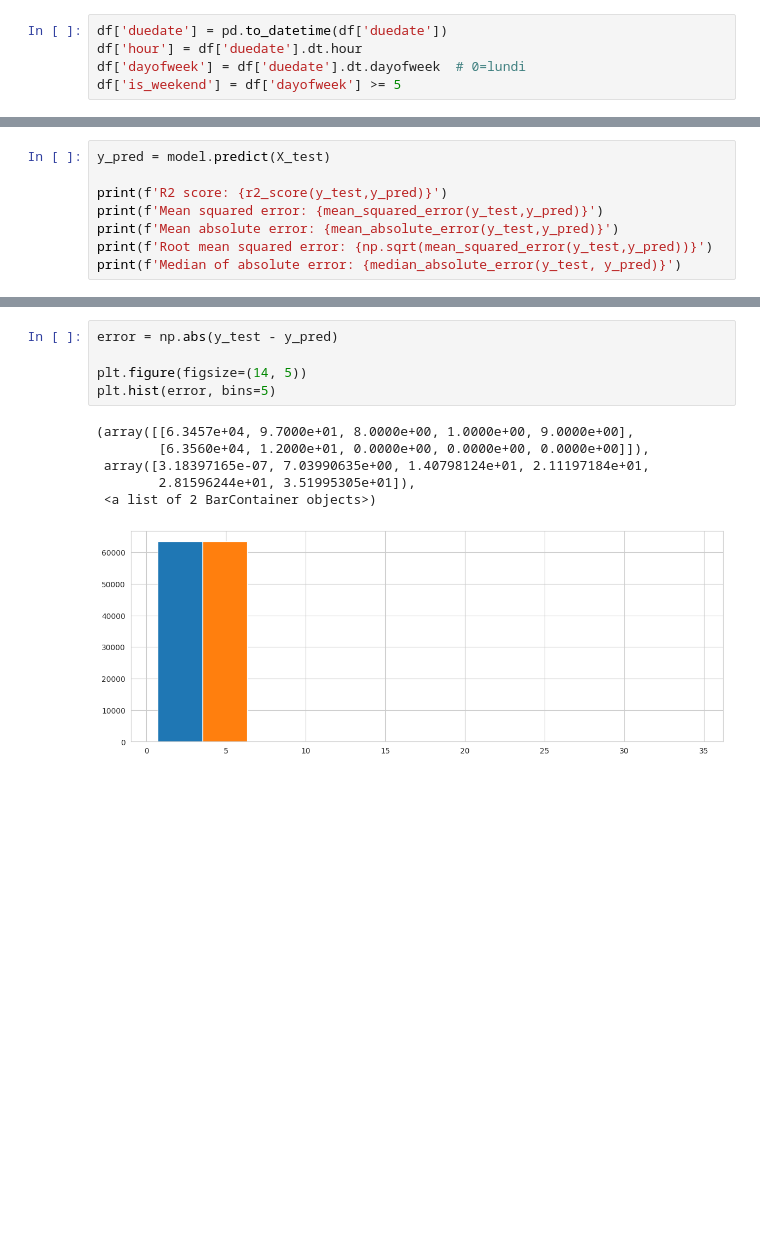
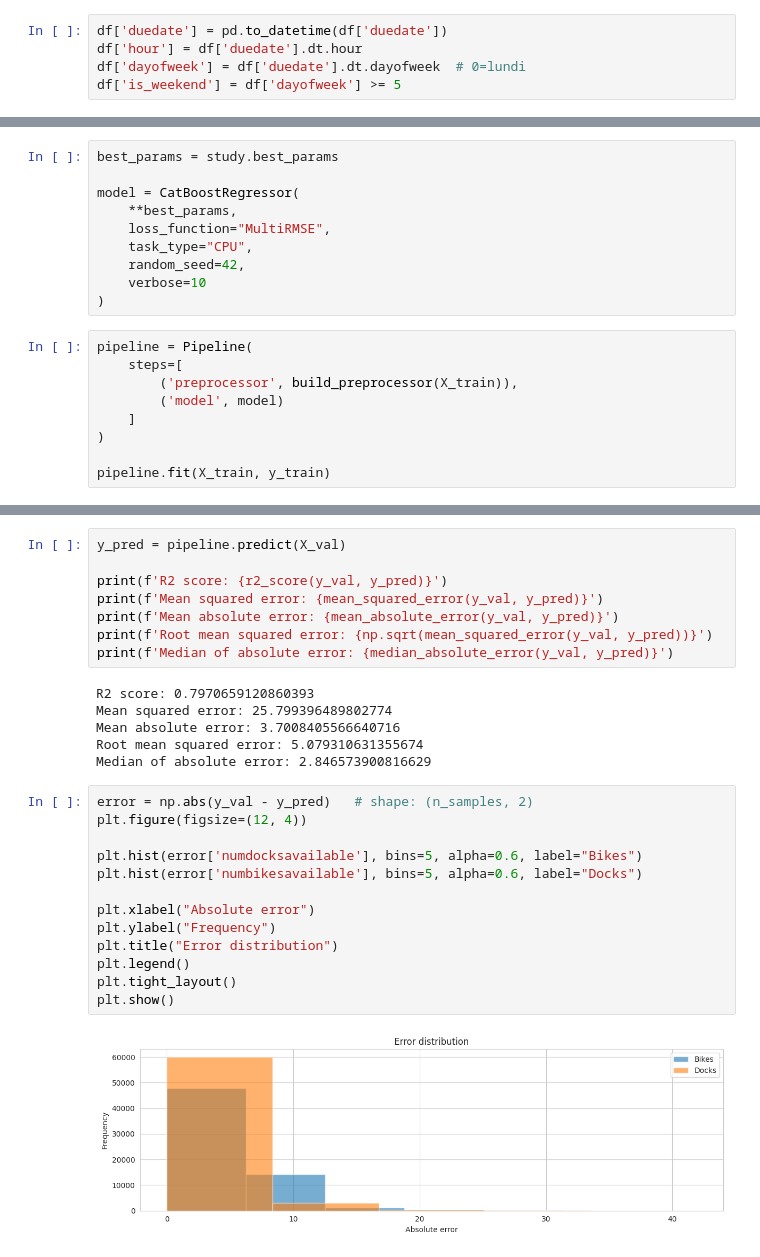
Before and after one commit to nvagno/velib-paris, a Jupyter notebook: notebooks/model_training.ipynb, the cells around one changed output, grey strips where cells are left out. Drawn from its saved outputs; the diff is of its cells as text; blank space fills up the shorter version.

```diff
--- a/notebooks/model_training.ipynb
+++ b/notebooks/model_training.ipynb
@@ -141,9 +147,20 @@ You should provide test set for use best model. use_best_model parameter has bee
+# %%
+best_params = study.best_params
+
+model = CatBoostRegressor(
+    **best_params,
+    loss_function="MultiRMSE",
+    task_type="CPU",
+    random_seed=42,
+    verbose=10
+)
 # %%
-y_pred = model.predict(X_test)
+pipeline = Pipeline(
+    steps=[
+        ('preprocessor', build_preprocessor(X_train)),
+        ('model', model)
+    ]
+)
 
-print(f'R2 score: {r2_score(y_test,y_pred)}')
-print(f'Mean squared error: {mean_squared_error(y_test,y_pred)}')
-print(f'Mean absolute error: {mean_absolute_error(y_test,y_pred)}')
-print(f'Root mean squared error: {np.sqrt(mean_squared_error(y_test,y_pred))}')
-print(f'Median of absolute error: {median_absolute_error(y_test, y_pred)}')
+pipeline.fit(X_train, y_train)
 # %% [output]
@@ -155,12 +197,29 @@ Median of absolute error: 0.4072787566334499
+# %%
+y_pred = pipeline.predict(X_val)
+
+print(f'R2 score: {r2_score(y_val, y_pred)}')
+print(f'Mean squared error: {mean_squared_error(y_val, y_pred)}')
+print(f'Mean absolute error: {mean_absolute_error(y_val, y_pred)}')
+print(f'Root mean squared error: {np.sqrt(mean_squared_error(y_val, y_pred))}')
+print(f'Median of absolute error: {median_absolute_error(y_val, y_pred)}')
+# %% [output]
+R2 score: 0.7970659120860393
+Mean squared error: 25.799396489802774
+Mean absolute error: 3.7008405566640716
+Root mean squared error: 5.079310631355674
+Median of absolute error: 2.846573900816629
 # %%
-error = np.abs(y_test - y_pred)
+error = np.abs(y_val - y_pred)   # shape: (n_samples, 2)
+plt.figure(figsize=(12, 4))
 
-plt.figure(figsize=(14, 5))
-plt.hist(error, bins=5)
+plt.hist(error['numdocksavailable'], bins=5, alpha=0.6, label="Bikes")
+plt.hist(error['numbikesavailable'], bins=5, alpha=0.6, label="Docks")
+
+plt.xlabel("Absolute error")
+plt.ylabel("Frequency")
+plt.title("Error distribution")
+plt.legend()
+plt.tight_layout()
+plt.show()
 # %% [output]
-(array([[6.3457e+04, 9.7000e+01, 8.0000e+00, 1.0000e+00, 9.0000e+00],
-        [6.3560e+04, 1.2000e+01, 0.0000e+00, 0.0000e+00, 0.0000e+00]]),
- array([3.18397165e-07, 7.03990635e+00, 1.40798124e+01, 2.11197184e+01,
-        2.81596244e+01, 3.51995305e+01]),
- <a list of 2 BarContainer objects>)
-[figure, old version]
+[figure, new version]
```
Also changed, not shown: parts of 13 cells of this notebook.
